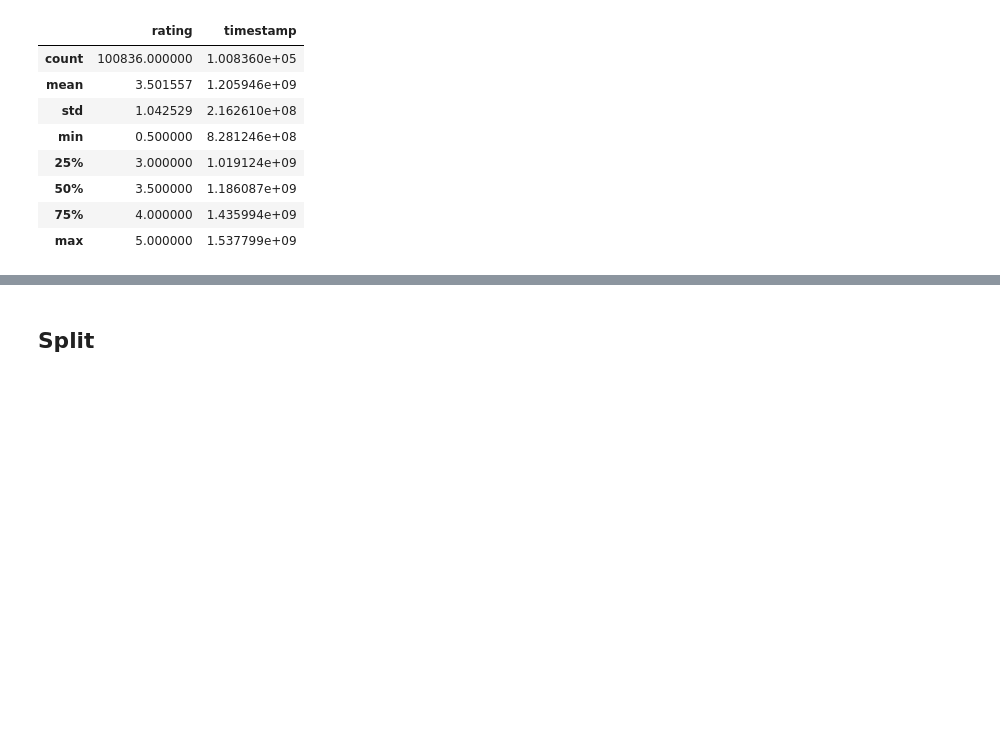
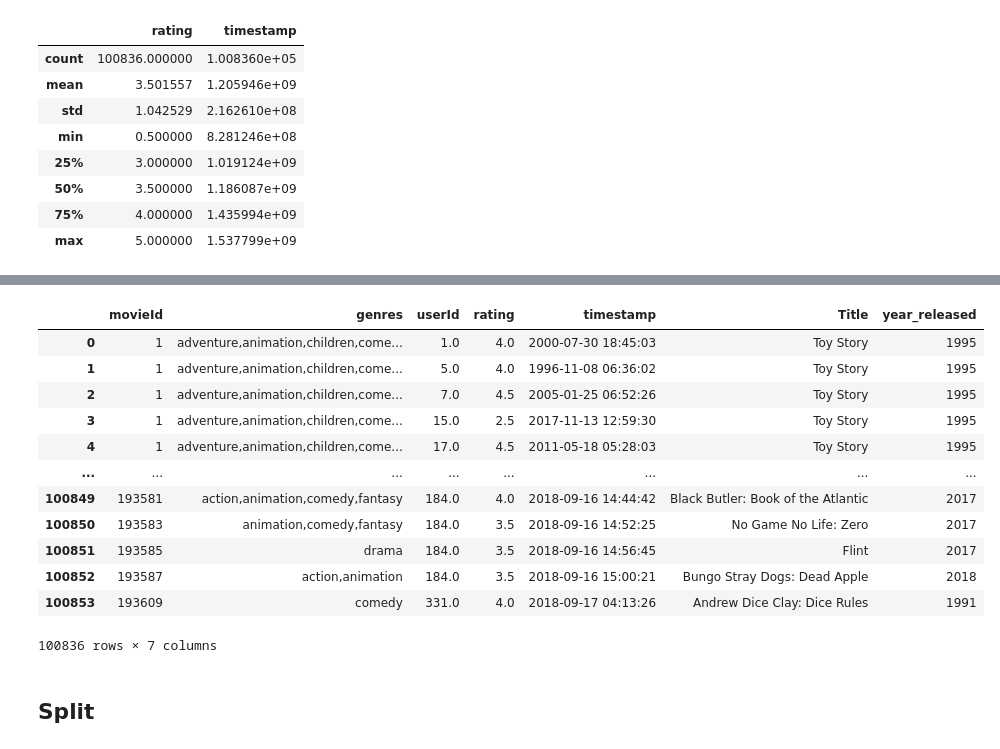
Before and after one commit to xiaohua-su/Recommender_System, a Jupyter notebook: Data Cleaning.ipynb, the cells around one changed output, grey strips where cells are left out. Saved outputs shown, nothing was run; the diff lists cells and outputs as text; code cells hidden in the pictures; blank space fills up the shorter version.

```diff
--- a/Data Cleaning.ipynb
+++ b/Data Cleaning.ipynb
@@ -142,3 +204,23 @@ print(dt.datetime.fromtimestamp(stats.loc['max', 'timestamp']))
+# %%
+movie_rating['genres']=[row.strip().lower().replace('|',',') for row in movie_rating['genres']]
+# %%
+movie_rating['genres']=movie_rating['genres'].to_list()
+# %%
+movie_rating
+# %% [output]
+|  | movieId | genres | userId | rating | timestamp | Title | year_released |
+| 0 | 1 | adventure,animation,children,come... | 1.0 | 4.0 | 2000-07-30 18:45:03 | Toy Story | 1995 |
+| 1 | 1 | adventure,animation,children,come... | 5.0 | 4.0 | 1996-11-08 06:36:02 | Toy Story | 1995 |
+| 2 | 1 | adventure,animation,children,come... | 7.0 | 4.5 | 2005-01-25 06:52:26 | Toy Story | 1995 |
+| 3 | 1 | adventure,animation,children,come... | 15.0 | 2.5 | 2017-11-13 12:59:30 | Toy Story | 1995 |
+| 4 | 1 | adventure,animation,children,come... | 17.0 | 4.5 | 2011-05-18 05:28:03 | Toy Story | 1995 |
+| ... | ... | ... | ... | ... | ... | ... | ... |
+| 100849 | 193581 | action,animation,comedy,fantasy | 184.0 | 4.0 | 2018-09-16 14:44:42 | Black Butler: Book of the Atlantic | 2017 |
+| 100850 | 193583 | animation,comedy,fantasy | 184.0 | 3.5 | 2018-09-16 14:52:25 | No Game No Life: Zero | 2017 |
+| 100851 | 193585 | drama | 184.0 | 3.5 | 2018-09-16 14:56:45 | Flint | 2017 |
+| 100852 | 193587 | action,animation | 184.0 | 3.5 | 2018-09-16 15:00:21 | Bungo Stray Dogs: Dead Apple | 2018 |
+| 100853 | 193609 | comedy | 331.0 | 4.0 | 2018-09-17 04:13:26 | Andrew Dice Clay: Dice Rules | 1991 |
+100836 rows × 7 columns
 # %% [markdown]
 ## Split
 # %%
```
Also changed, not shown: parts of 8 cells of this notebook, 3 other files.
